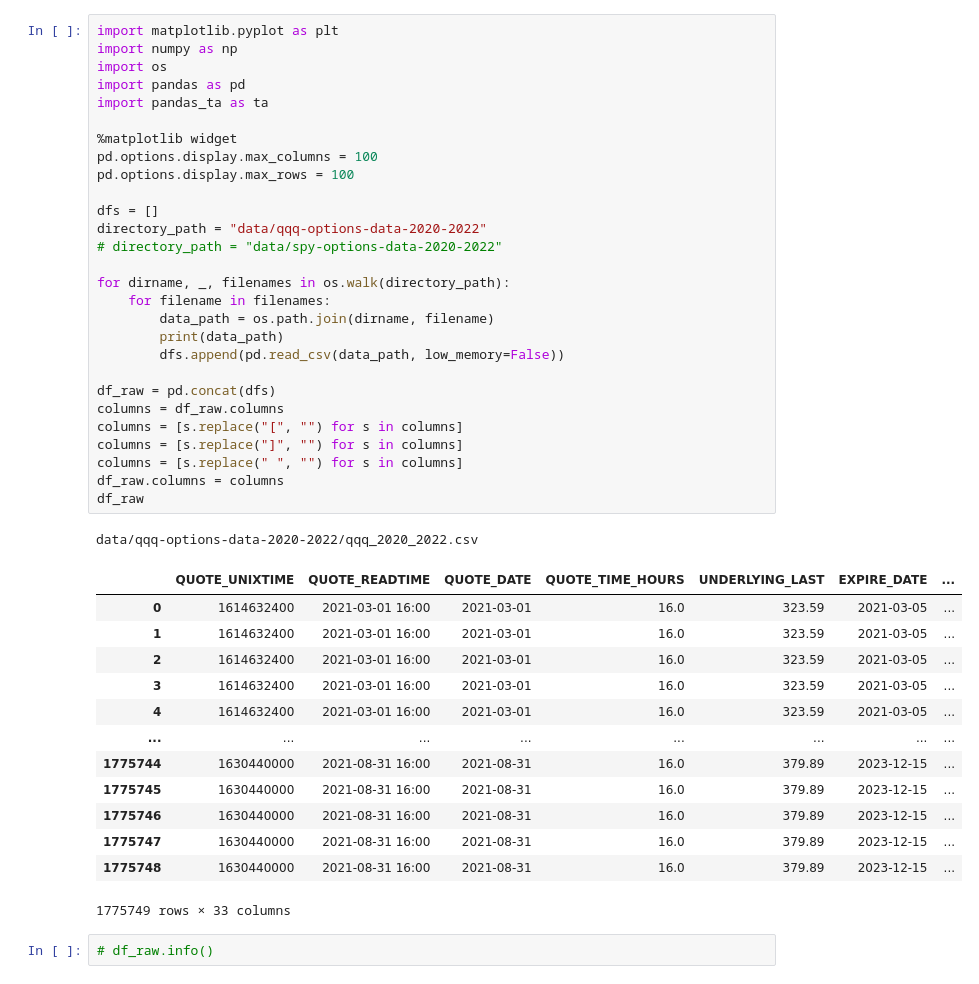
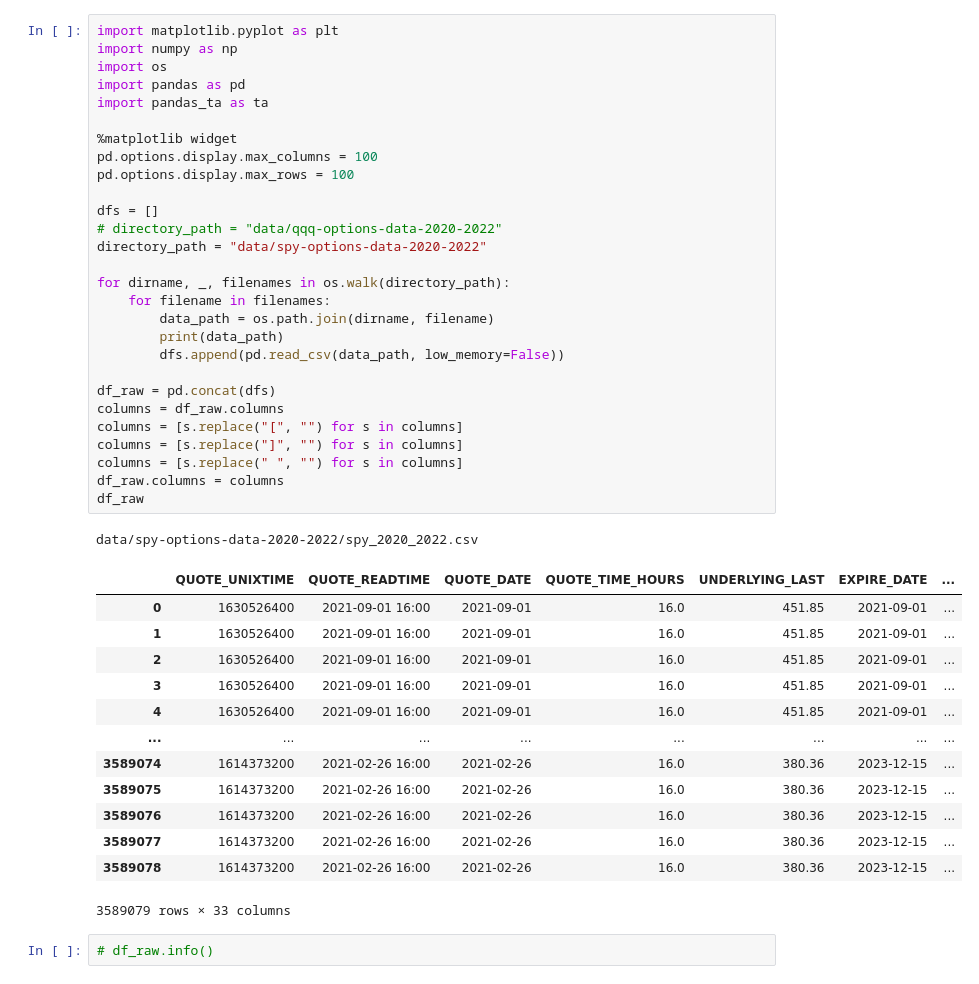
Before and after one commit to daneisburgh/invaas, a Jupyter notebook: notebooks/options-historical-test.ipynb, the cells around one changed output. Saved outputs shown, nothing was run; the diff lists cells and outputs as text.

```diff
--- a/notebooks/options-historical-test.ipynb
+++ b/notebooks/options-historical-test.ipynb
@@ -1,46 +1,46 @@
 # %%
 import matplotlib.pyplot as plt
 import numpy as np
 import os
 import pandas as pd
 import pandas_ta as ta
 
 %matplotlib widget
 pd.options.display.max_columns = 100
 pd.options.display.max_rows = 100
 
 dfs = []
-directory_path = "data/qqq-options-data-2020-2022"
-# directory_path = "data/spy-options-data-2020-2022"
+# directory_path = "data/qqq-options-data-2020-2022"
+directory_path = "data/spy-options-data-2020-2022"
 
 for dirname, _, filenames in os.walk(directory_path):
     for filename in filenames:
         data_path = os.path.join(dirname, filename)
         print(data_path)
         dfs.append(pd.read_csv(data_path, low_memory=False))
 
 df_raw = pd.concat(dfs)
 columns = df_raw.columns
 columns = [s.replace("[", "") for s in columns]
 columns = [s.replace("]", "") for s in columns]
 columns = [s.replace(" ", "") for s in columns]
 df_raw.columns = columns
 df_raw
 # %% [output]
-data/qqq-options-data-2020-2022/qqq_2020_2022.csv
+data/spy-options-data-2020-2022/spy_2020_2022.csv
 |  | QUOTE_UNIXTIME | QUOTE_READTIME | QUOTE_DATE | QUOTE_TIME_HOURS | UNDERLYING_LAST | EXPIRE_DATE | ... |
-| 0 | 1614632400 | 2021-03-01 16:00 | 2021-03-01 | 16.0 | 323.59 | 2021-03-05 | ... |
-| 1 | 1614632400 | 2021-03-01 16:00 | 2021-03-01 | 16.0 | 323.59 | 2021-03-05 | ... |
-| 2 | 1614632400 | 2021-03-01 16:00 | 2021-03-01 | 16.0 | 323.59 | 2021-03-05 | ... |
-| 3 | 1614632400 | 2021-03-01 16:00 | 2021-03-01 | 16.0 | 323.59 | 2021-03-05 | ... |
-| 4 | 1614632400 | 2021-03-01 16:00 | 2021-03-01 | 16.0 | 323.59 | 2021-03-05 | ... |
+| 0 | 1630526400 | 2021-09-01 16:00 | 2021-09-01 | 16.0 | 451.85 | 2021-09-01 | ... |
+| 1 | 1630526400 | 2021-09-01 16:00 | 2021-09-01 | 16.0 | 451.85 | 2021-09-01 | ... |
+| 2 | 1630526400 | 2021-09-01 16:00 | 2021-09-01 | 16.0 | 451.85 | 2021-09-01 | ... |
+| 3 | 1630526400 | 2021-09-01 16:00 | 2021-09-01 | 16.0 | 451.85 | 2021-09-01 | ... |
+| 4 | 1630526400 | 2021-09-01 16:00 | 2021-09-01 | 16.0 | 451.85 | 2021-09-01 | ... |
 | ... | ... | ... | ... | ... | ... | ... | ... |
-| 1775744 | 1630440000 | 2021-08-31 16:00 | 2021-08-31 | 16.0 | 379.89 | 2023-12-15 | ... |
-| 1775745 | 1630440000 | 2021-08-31 16:00 | 2021-08-31 | 16.0 | 379.89 | 2023-12-15 | ... |
-| 1775746 | 1630440000 | 2021-08-31 16:00 | 2021-08-31 | 16.0 | 379.89 | 2023-12-15 | ... |
-| 1775747 | 1630440000 | 2021-08-31 16:00 | 2021-08-31 | 16.0 | 379.89 | 2023-12-15 | ... |
-| 1775748 | 1630440000 | 2021-08-31 16:00 | 2021-08-31 | 16.0 | 379.89 | 2023-12-15 | ... |
+| 3589074 | 1614373200 | 2021-02-26 16:00 | 2021-02-26 | 16.0 | 380.36 | 2023-12-15 | ... |
+| 3589075 | 1614373200 | 2021-02-26 16:00 | 2021-02-26 | 16.0 | 380.36 | 2023-12-15 | ... |
+| 3589076 | 1614373200 | 2021-02-26 16:00 | 2021-02-26 | 16.0 | 380.36 | 2023-12-15 | ... |
+| 3589077 | 1614373200 | 2021-02-26 16:00 | 2021-02-26 | 16.0 | 380.36 | 2023-12-15 | ... |
+| 3589078 | 1614373200 | 2021-02-26 16:00 | 2021-02-26 | 16.0 | 380.36 | 2023-12-15 | ... |
-1775749 rows × 33 columns
+3589079 rows × 33 columns
 # %%
 # df_raw.info()
 # %%
```
Also changed, not shown: parts of 7 cells of this notebook, 1 other file.
